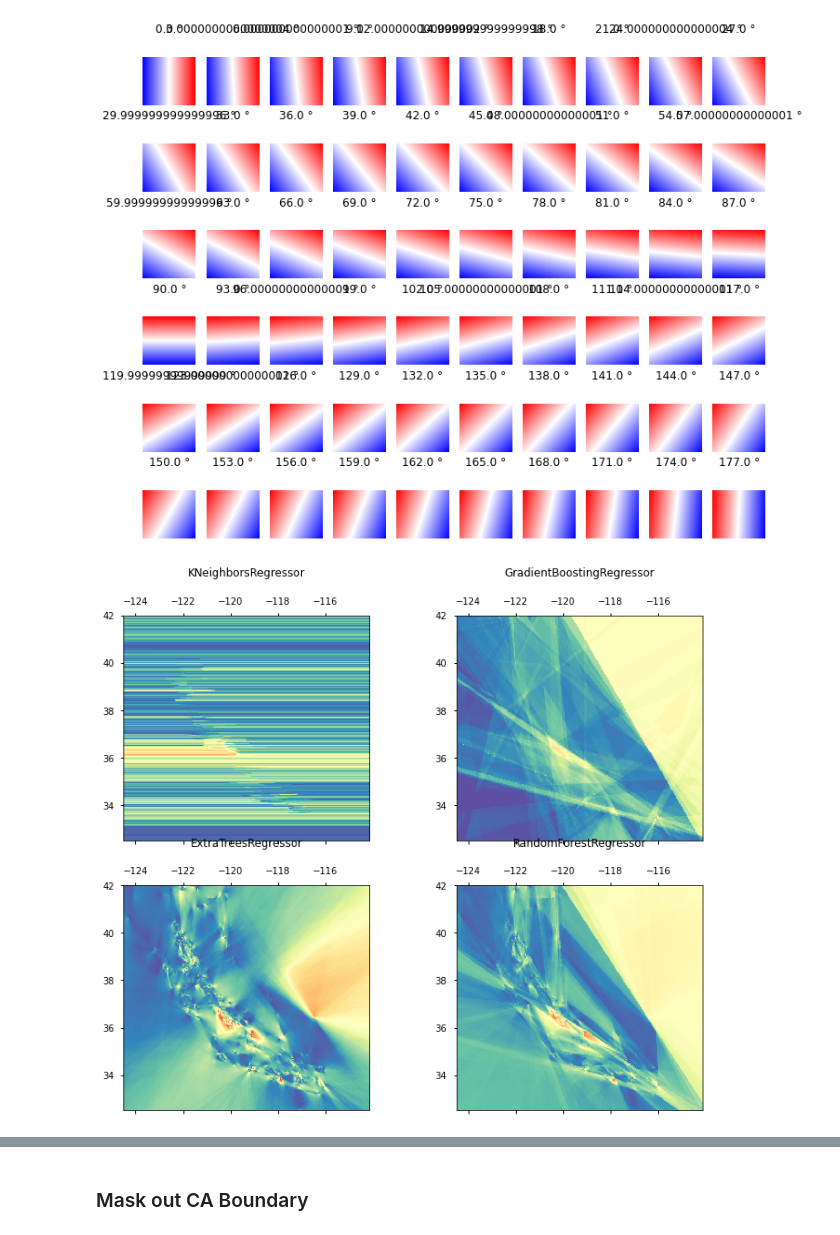
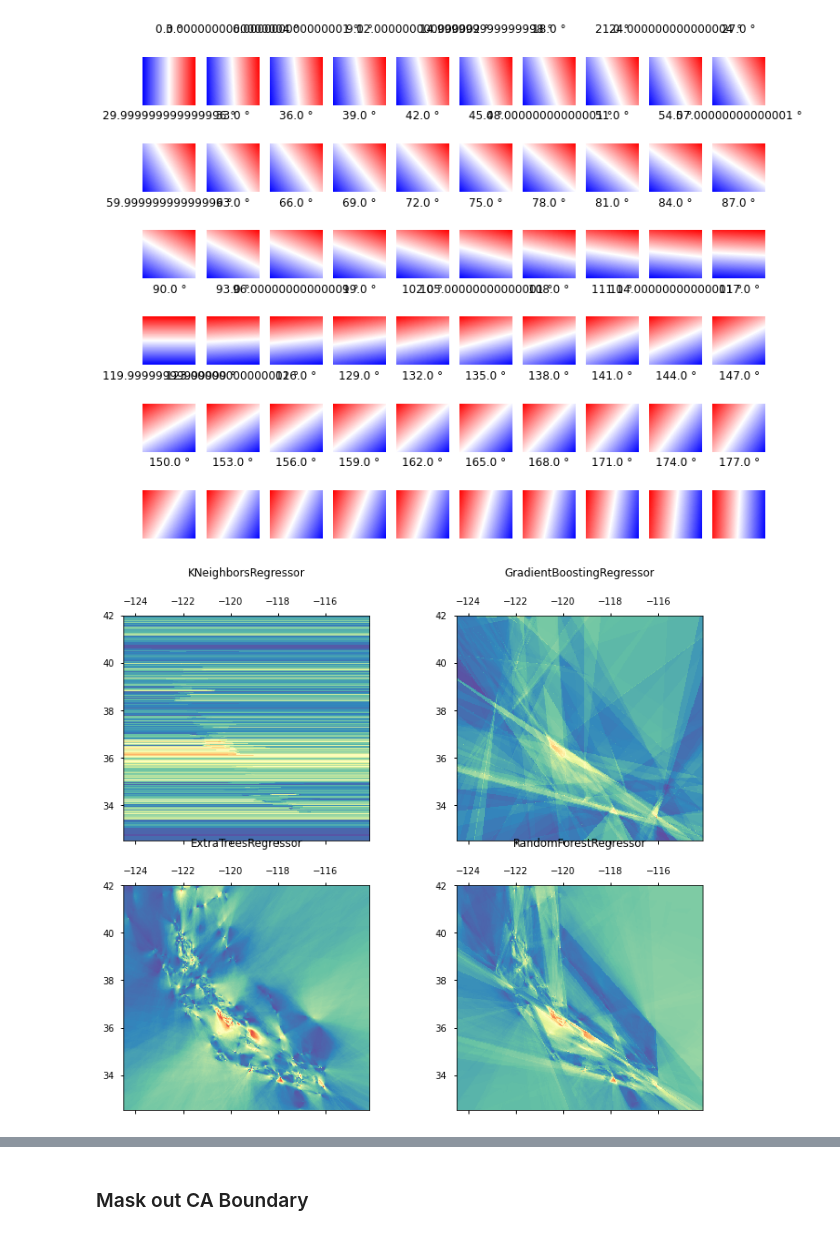
Before and after one commit to AaronScherf/farmview_gee_climate, a Jupyter notebook: farmview_data_expl.ipynb, the cells around one changed output, grey strips where cells are left out. Saved outputs shown, nothing was run; the diff lists cells and outputs as text; code cells hidden in the pictures.

```diff
--- a/farmview_data_expl.ipynb
+++ b/farmview_data_expl.ipynb
@@ -255,3 +257,30 @@ plt.gcf().set_size_inches(12, 8)
 plt.gcf().set_dpi(200)
 # %% [output]
 [figure]
+# %%
+# Copy SGMA_array with subset of pixels set to nan as holdout test set
+# Use test set pixels for accuracy assessment later
+
+# https://datascience.stackexchange.com/questions/30245/is-there-a-way-to-replace-existing-values-with-nan
+
+import random
+
+def_points = np.vstack([np.where(np.isfinite(SGMA_array))]).T
+test_ratio = 0.2
+# Edit: changed len(mat) for mat.size
+test_num = int(def_points.shape[0] * test_ratio)
+
+# Randomly choose indices of the numpy array:
+test_point_index = random.sample(range(def_points.shape[0]),test_num)
+test_point_positions = def_points[test_point_index,:]
+
+SGMA_array_train = np.ndarray.copy(SGMA_array)
+
+for i in range(test_point_positions.shape[0]):
+    SGMA_array_train[test_point_positions[i][0],test_point_positions[i][1]] = np.NaN
+
+SGMA_array_test = np.empty(SGMA_array.shape)
+SGMA_array_test[:] = np.nan
+
+for i in range(test_point_positions.shape[0]):
+    SGMA_array_test[test_point_positions[i][0],test_point_positions[i][1]] = SGMA_array[test_point_positions[i][0],test_point_positions[i][1]]
@@ -260,19 +305,15 @@ plt.gcf().set_dpi(200)
 # %%
-from sklearn.ensemble import RandomForestRegressor, ExtraTreesRegressor, GradientBoostingRegressor
-from sklearn.neighbors import KNeighborsRegressor
-from sklearn.preprocessing import MinMaxScaler
-
 regrs = [KNeighborsRegressor(),
         GradientBoostingRegressor(),
         ExtraTreesRegressor(),
         RandomForestRegressor()
        ]
 
-preds_2d = dict()
+preds_2d = {}
 
-y_fit = SGMA_array[np.isfinite(SGMA_array)]
-x_index_fit, y_index_fit = np.where(np.isfinite(SGMA_array))
-x_index_pred, y_index_pred = np.where(SGMA_array)
+y_fit = SGMA_array_train[np.isfinite(SGMA_array_train)]
+x_index_fit, y_index_fit = np.where(np.isfinite(SGMA_array_train))
+x_index_pred, y_index_pred = np.where(SGMA_array_train)
 
 X_fit = MinMaxScaler().fit_transform(np.vstack([x_index_fit, y_index_fit]).T)
 X_pred = MinMaxScaler().fit_transform(np.vstack([x_index_pred, y_index_pred]).T)
@@ -344,23 +409,23 @@ for ax, data, angle in zip(axes.ravel(), np.dsplit(X, 60), angles):
 # %%
 X_fit = X[x_index_fit, y_index_fit]
 
 X_pred = X.reshape(-1, 60)
-preds = dict()
+preds = {}
 fig, axes = plt.subplots(2, 2, figsize=(12,10))
 for ax, regr, title in zip(axes.ravel(),
                           regrs,
                             ['KNeighborsRegressor',
                              'GradientBoostingRegressor',
                              'ExtraTreesRegressor',
                              'RandomForestRegressor']):
 
     regr.fit(X=X_fit, y=y_fit)
     y_pred = regr.predict(X=X_pred)
     preds[title] = y_pred
     ax.matshow(y_pred.reshape(shape), extent=extent, cmap=cmap, vmin=vmin, vmax=vmax)
     ax.set_title(title, y=1.15)
 # %% [output]
-[figure, old version]
+[figure, new version]
 # %%
 NET_WL_RF = preds['RandomForestRegressor'].reshape(shape)
 NET_WL_ETF = preds['ExtraTreesRegressor'].reshape(shape)
```
Also changed, not shown: parts of 52 cells of this notebook.
